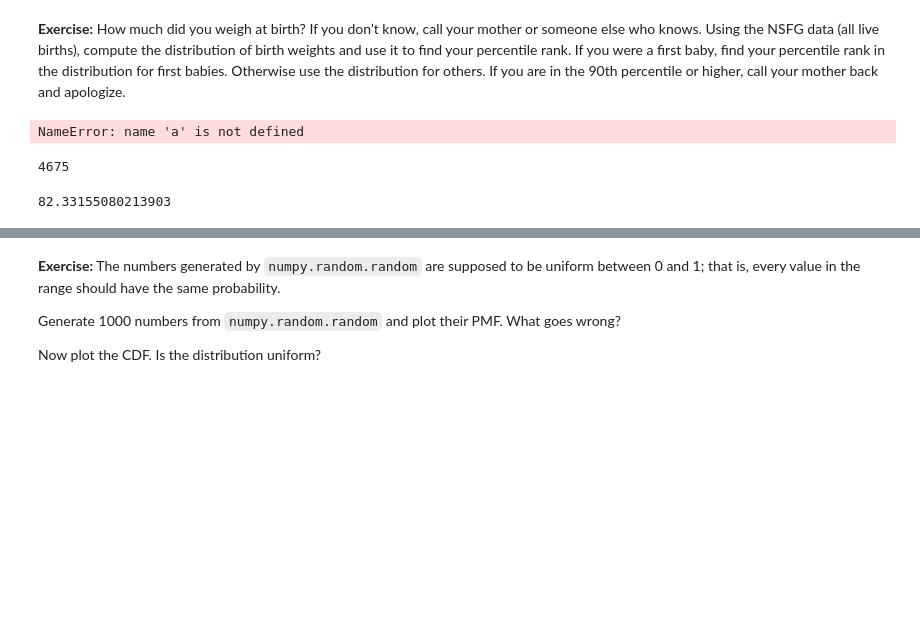
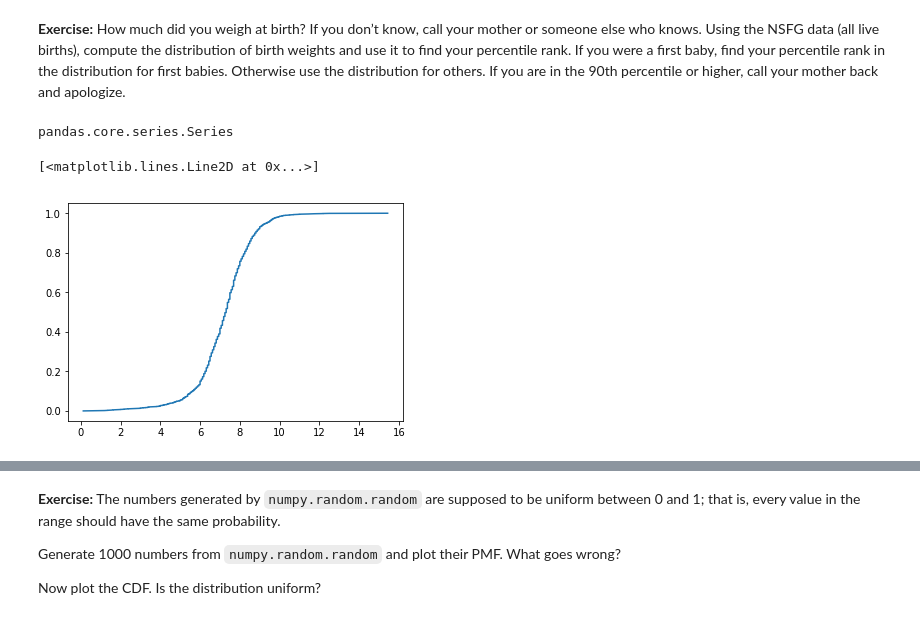
Before and after one commit to alexkhantreras/ThinkStats2, a Jupyter notebook: code/chap04ex.ipynb, the cells around one changed output, grey strips where cells are left out. Saved outputs shown, nothing was run; the diff lists cells and outputs as text; code cells hidden in the pictures; blank space fills up the shorter version.

```diff
--- a/code/chap04ex.ipynb
+++ b/code/chap04ex.ipynb
@@ -212,37 +211,8 @@ This confirms that the random sample has the same distribution as the original d
 # %%
 # Compute distribution of weights for first born babies
 
-firsts_weights = firsts.totalwgt_lb.sort_values(ascending = True).dropna()
-firsts_weights = firsts_weights.reset_index(drop = True)
+firsts_weights = firsts.totalwgt_lb.sort_values(ascending = True).dropna().reset_index(drop = True)
+# firsts_weights = firsts_weights.reset_index(drop = True)
+type(firsts_weights)
+# %% [output]
+pandas.core.series.Series
-# %%
-# Solution goes here
-
-# a is the data array
-x = np.sort(a)
-y = np.arange(len(x))/float(len(x))
-plt.plot(x, y)
-
-y = np.arange(1,len(x)+1)/float(len(x))
-
-CDF(x) = "number of samples <= x"/"number of samples"
-
-import numpy as np
-import statsmodels.api as sm # recommended import according to the docs
-import matplotlib.pyplot as plt
-
-sample = np.random.uniform(0, 1, 50)
-ecdf = sm.distributions.ECDF(sample)
-
-x = np.linspace(min(sample), max(sample))
-y = ecdf(x)
-plt.step(x, y)
-plt.show()
-# %% [output]
-NameError: name 'a' is not defined
-# %%
-# Solution goes here
-
-length = len(others_weights)
-length
-# %% [output]
-4675
@@ -254,4 +219,11 @@ for index, value in others_weights.items():
-# %%
-weights_cdf[8.5]
-# %% [output]
-82.33155080213903
+# %%
+# Vanilla
+
+# CDF(x) = (number of samples <= x) / number of samples
+
+x = np.sort(firsts_weights)
+y = np.arange(1,len(x)+1)/float(len(x))
+plt.plot(x, y)
+# %% [output]
+[<matplotlib.lines.Line2D at 0x...>]
+[figure, added]
```
Also changed, not shown: parts of 7 cells of this notebook.
